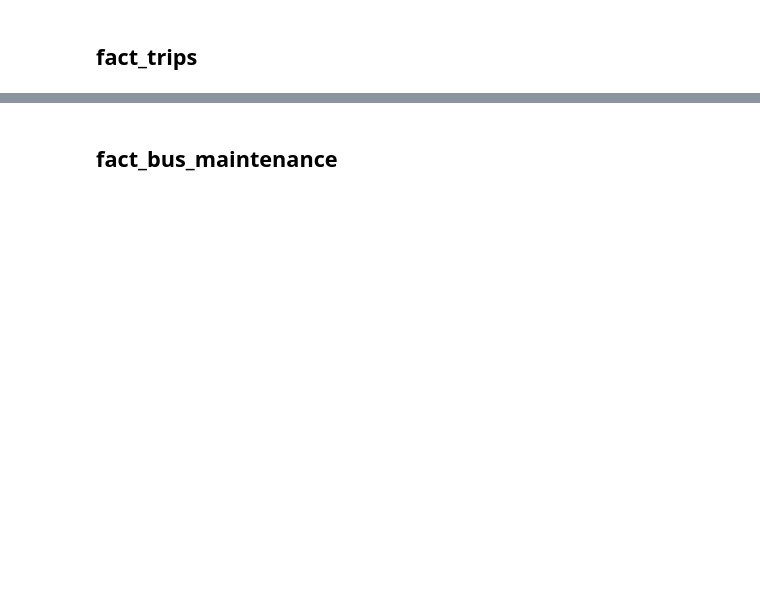
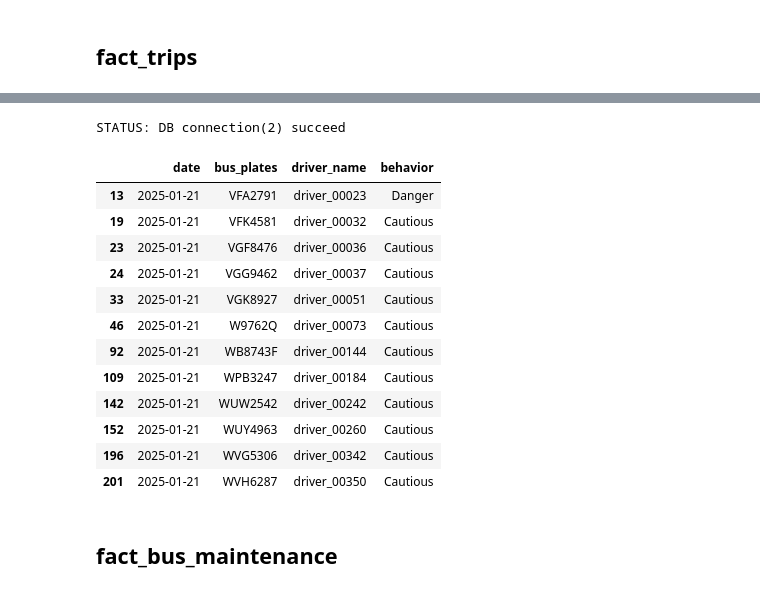
Before and after one commit to ammarsaf/rapid-tracker, a Jupyter notebook: experiment/prasarana.ipynb, the cells around one changed output, grey strips where cells are left out. Drawn from its saved outputs; the diff is of its cells as text; code cells hidden in the pictures; blank space fills up the shorter version.

```diff
--- a/experiment/prasarana.ipynb
+++ b/experiment/prasarana.ipynb
@@ -334,2 +358,20 @@ speed_status_df.to_sql('fact_driving_behavior',
+# %%
+df_bh = fetch_db('SELECT * FROM rapidkl.fact_driving_behavior')
+df_bh[df_bh['behavior']!='Safe']
+# %% [output]
+STATUS: DB connection(2) succeed
+|  | date | bus_plates | driver_name | behavior |
+| 13 | 2025-01-21 | VFA2791 | driver_00023 | Danger |
+| 19 | 2025-01-21 | VFK4581 | driver_00032 | Cautious |
+| 23 | 2025-01-21 | VGF8476 | driver_00036 | Cautious |
+| 24 | 2025-01-21 | VGG9462 | driver_00037 | Cautious |
+| 33 | 2025-01-21 | VGK8927 | driver_00051 | Cautious |
+| 46 | 2025-01-21 | W9762Q | driver_00073 | Cautious |
+| 92 | 2025-01-21 | WB8743F | driver_00144 | Cautious |
+| 109 | 2025-01-21 | WPB3247 | driver_00184 | Cautious |
+| 142 | 2025-01-21 | WUW2542 | driver_00242 | Cautious |
+| 152 | 2025-01-21 | WUY4963 | driver_00260 | Cautious |
+| 196 | 2025-01-21 | WVG5306 | driver_00342 | Cautious |
+| 201 | 2025-01-21 | WVH6287 | driver_00350 | Cautious |
 # %% [markdown]
 ## fact_bus_maintenance
```
Also changed, not shown: parts of 22 cells of this notebook, 2 other files.
